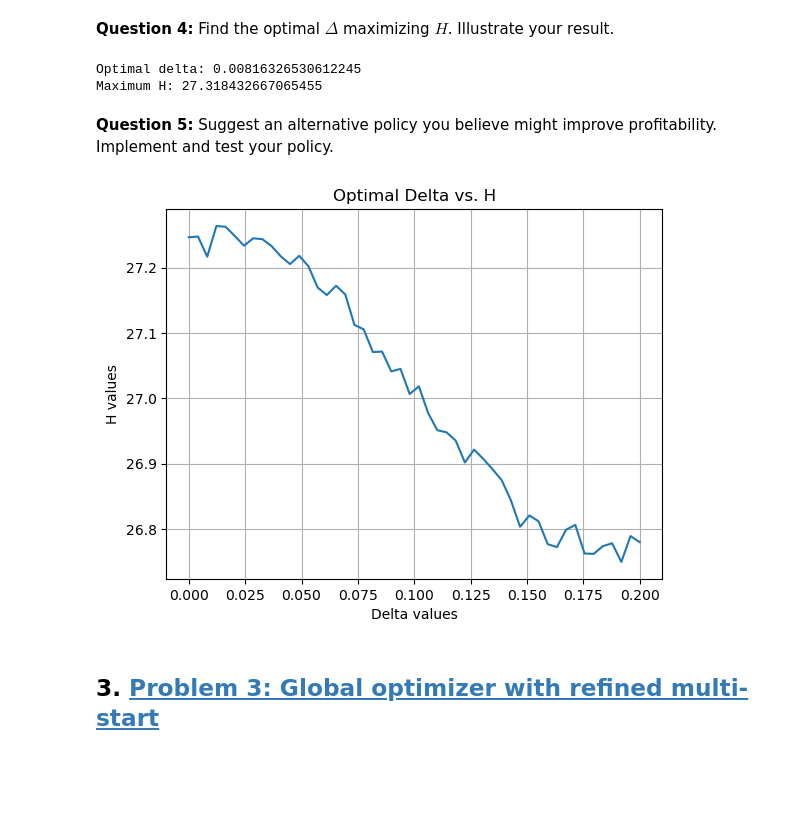
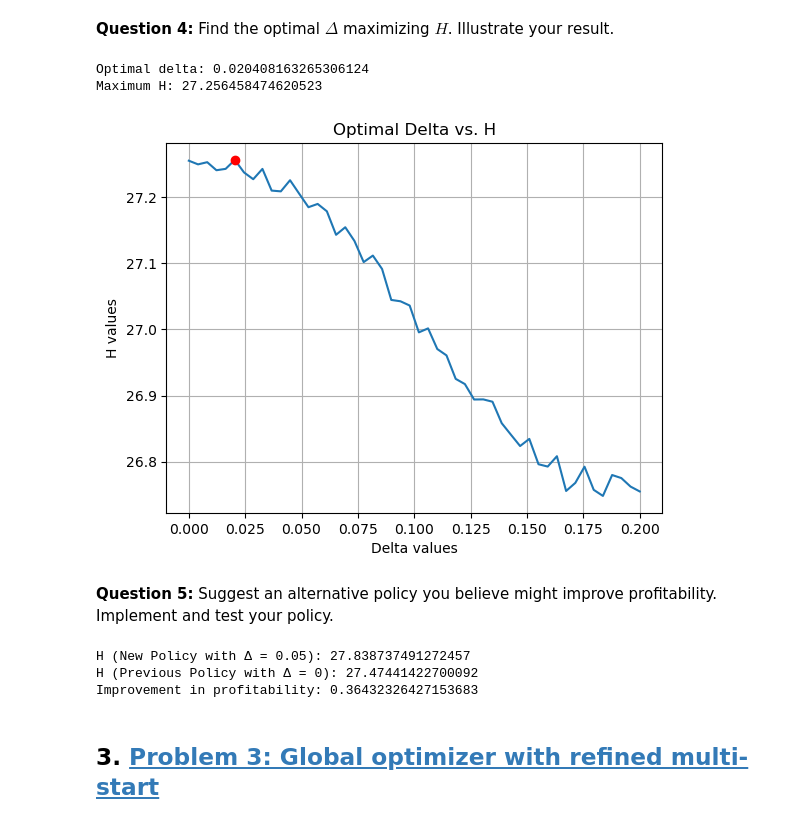
Before and after one commit to NumEconCopenhagen/projects-2023-siuuu, a Jupyter notebook: Exam/Exam-2023-notebook.ipynb, the cells around one changed output. Cells and saved outputs as stored; diff of their text form; code cells hidden in the pictures; blank space fills up the shorter version.

```diff
--- a/Exam/Exam-2023-notebook.ipynb
+++ b/Exam/Exam-2023-notebook.ipynb
@@ -538,6 +539,7 @@ Improvement in profitability: -0.13692020532485216
 **Question 4:** Find the optimal $\Delta$ maximizing $H$. Illustrate your result.
 # %%
 import numpy as np
+import matplotlib.pyplot as plt
 
 # Baseline parameters
 rho = 0.90
@@ -545,13 +547,14 @@ iota = 0.01
 sigma_epsilon = 0.10
 R = (1 + 0.01) ** (1 / 12)
 
-K = 150
+K = 2000
 eta = 0.5
 w = 1
 
 # Define range of delta values to iterate over
 delta_values = np.linspace(0, 0.2, 50)  # Adjust the range as needed
 
+H_values = []
 optimal_delta = None
 max_H = float("-inf")
 
@@ -562,35 +565,46 @@ for delta in delta_values:
         epsilon_series = np.random.normal(loc=-0.5 * sigma_epsilon**2, scale=sigma_epsilon, size=(120))
         kappa = 1
         exvalue = 0
         l_t = np.zeros(120)  # Array to store l_t values
         l_t[0] = 0  # Initial value of l_t
 
         for t in range(1, 119):
             kappa_t = np.exp(rho * np.log(kappa) + epsilon_series[t-1])
 
             if abs(l_t[t-1] - ((1 - eta) * kappa_t / w) ** (1 / eta)) > delta:
                 l_t[t] = ((1 - eta) * kappa_t / w) ** (1 / eta)
             else:
                 l_t[t] = l_t[t-1]
 
             adjustment_cost = iota if l_t[t] != 0 else 0
             profit = kappa_t * l_t[t]**(1 - eta) - w * l_t[t] - adjustment_cost
             exvalue += R**(-t) * profit
 
         h = exvalue
         H += h
 
     H /= K
+    H_values.append(H)
 
     if H > max_H:
         max_H = H
         optimal_delta = delta
 
 print("Optimal delta:", optimal_delta)
 print("Maximum H:", max_H)
+
+# Create the figure
+plt.plot(delta_values, H_values)
+plt.plot(optimal_delta, max_H, 'ro')  # Highlight the optimal delta with a red dot
+plt.xlabel("Delta values")
+plt.ylabel("H values")
+plt.title("Optimal Delta vs. H")
+plt.grid(True)
+plt.show()
 # %% [output]
-Optimal delta: 0.00816326530612245
-Maximum H: 27.318432667065455
+Optimal delta: 0.020408163265306124
+Maximum H: 27.256458474620523
+[figure, added]
 # %% [markdown]
 
 **Question 5:** Suggest an alternative policy you believe might improve profitability. Implement and test your policy.
@@ -604,7 +618,7 @@ iota = 0.01
 sigma_epsilon = 0.10
 R = (1 + 0.01) ** (1 / 12)
 
-K = 2000
+K = 150
 eta = 0.5
 w = 1
 
@@ -612,6 +626,8 @@ w = 1
 delta_values = np.linspace(0, 0.2, 50)  # Adjust the range as needed
 
 H_values = []
+optimal_delta = None
+max_H = float("-inf")
 
 for delta in delta_values:
     H = 0
@@ -623,15 +639,21 @@ for delta in delta_values:
         l_t = np.zeros(120)  # Array to store l_t values
         l_t[0] = 0  # Initial value of l_t
 
+        adjustment_cost = 0  # Initialize adjustment cost
+
         for t in range(1, 119):
             kappa_t = np.exp(rho * np.log(kappa) + epsilon_series[t-1])
 
             if abs(l_t[t-1] - ((1 - eta) * kappa_t / w) ** (1 / eta)) > delta:
                 l_t[t] = ((1 - eta) * kappa_t / w) ** (1 / eta)
+                if l_t[t] > l_t[t-1]:
+                    adjustment_cost += iota  # Positive adjustment cost for increasing labor input
+                else:
+                    adjustment_cost -= iota  # Negative adjustment cost for decreasing labor input
             else:
                 l_t[t] = l_t[t-1]
+                adjustment_cost = 0  # No adjustment cost if labor input doesn't change
 
-            adjustment_cost = iota if l_t[t] != 0 else 0
             profit = kappa_t * l_t[t]**(1 - eta) - w * l_t[t] - adjustment_cost
             exvalue += R**(-t) * profit
 
@@ -641,15 +663,19 @@ for delta in delta_values:
     H /= K
     H_values.append(H)
 
-# Create the figure
-plt.plot(delta_values, H_values)
-plt.xlabel("Delta values")
-plt.ylabel("H values")
-plt.title("Optimal Delta vs. H")
-plt.grid(True)
-plt.show()
+    if H > max_H:
+        max_H = H
+        optimal_delta = delta
+
+print("H (New Policy with Δ = 0.05):", H)
+
+print("H (Previous Policy with Δ = 0):", H_original)
+
+print("Improvement in profitability:", H - H_original)
 # %% [output]
-[figure, removed]
+H (New Policy with Δ = 0.05): 27.838737491272457
+H (Previous Policy with Δ = 0): 27.47441422700092
+Improvement in profitability: 0.36432326427153683
 # %% [markdown]
 ## 3. <a id='toc3_'></a>[Problem 3: Global optimizer with refined multi-start](#toc0_)
 # %% [markdown]
```
Also changed, not shown: parts of 4 cells of this notebook.
